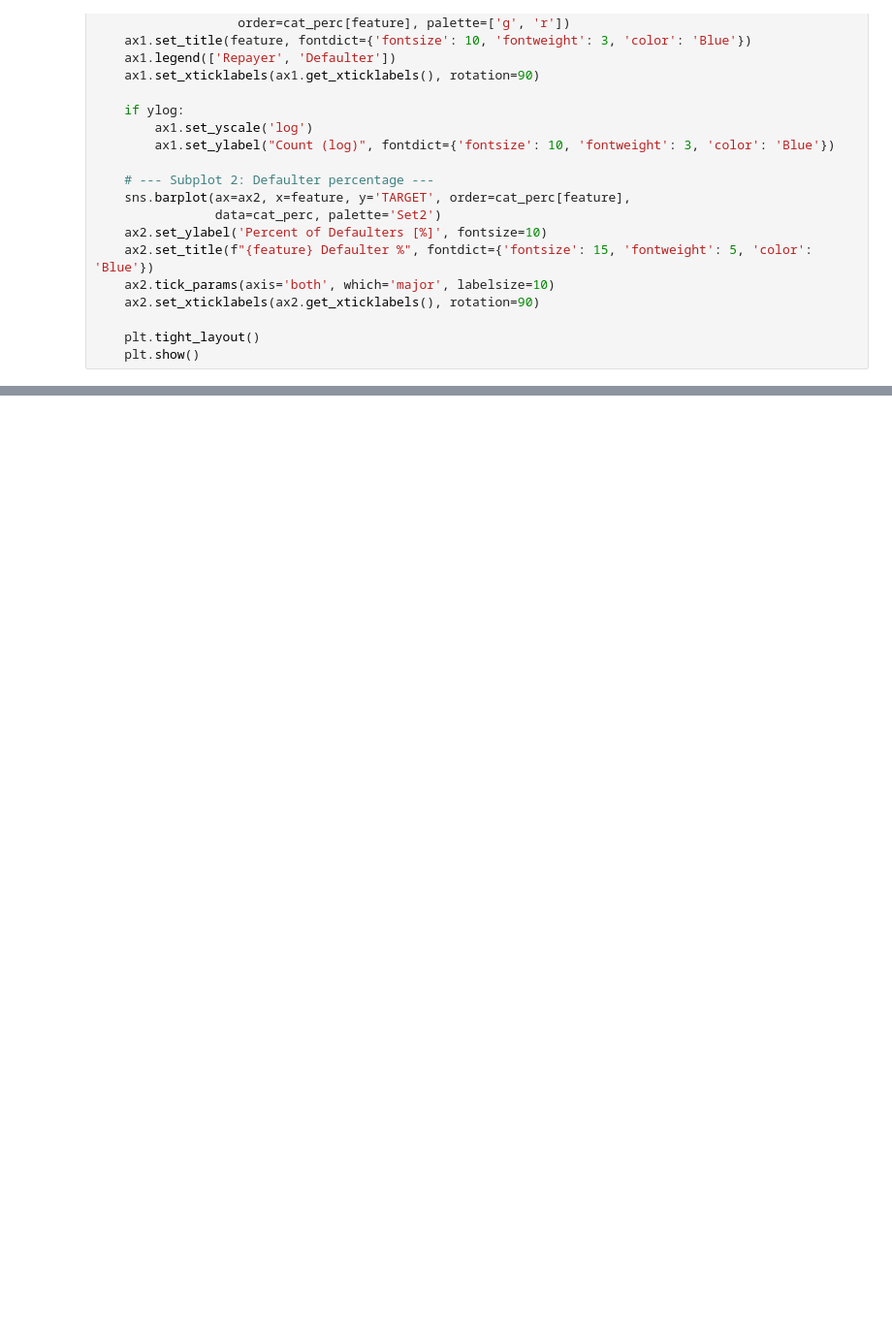
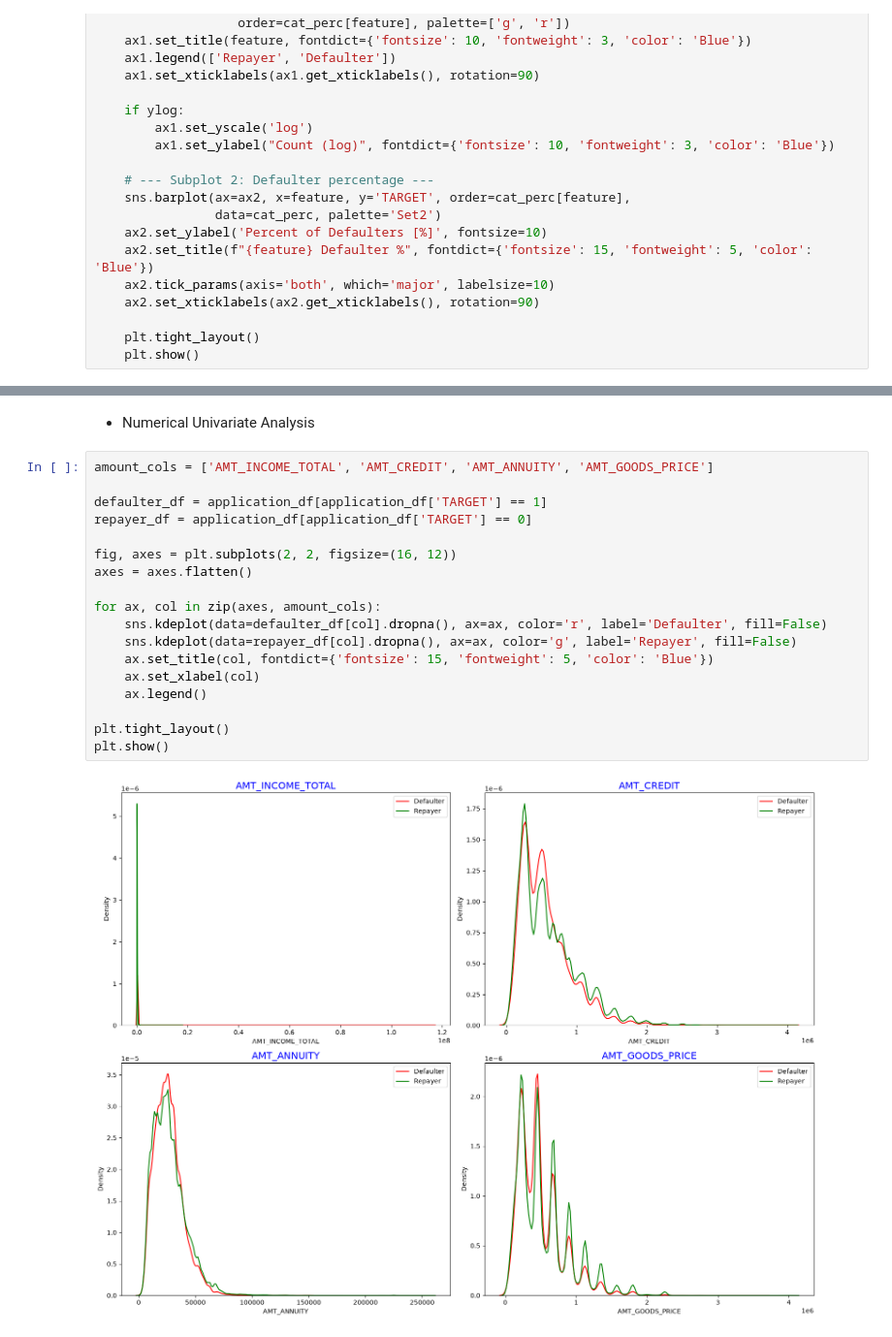
Before and after one commit to rakesh-kumar07/LogicMojo-AI-ML-June26-rakesh, a Jupyter notebook: EDA_Bank_Case_Study/Bank_loan_Assignment.ipynb, the cells around one changed output, grey strips where cells are left out. Shown at 97% size. Saved outputs shown, nothing was run; the diff lists cells and outputs as text; blank space fills up the shorter version.

```diff
--- a/EDA_Bank_Case_Study/Bank_loan_Assignment.ipynb
+++ b/EDA_Bank_Case_Study/Bank_loan_Assignment.ipynb
@@ -1481,0 +1593,22 @@ for col in categorical_vars_of_interest:
+# %% [markdown]
+- Numerical Univariate Analysis
+# %%
+amount_cols = ['AMT_INCOME_TOTAL', 'AMT_CREDIT', 'AMT_ANNUITY', 'AMT_GOODS_PRICE']
+
+defaulter_df = application_df[application_df['TARGET'] == 1]
+repayer_df = application_df[application_df['TARGET'] == 0]
+
+fig, axes = plt.subplots(2, 2, figsize=(16, 12))
+axes = axes.flatten()
+
+for ax, col in zip(axes, amount_cols):
+    sns.kdeplot(data=defaulter_df[col].dropna(), ax=ax, color='r', label='Defaulter', fill=False)
+    sns.kdeplot(data=repayer_df[col].dropna(), ax=ax, color='g', label='Repayer', fill=False)
+    ax.set_title(col, fontdict={'fontsize': 15, 'fontweight': 5, 'color': 'Blue'})
+    ax.set_xlabel(col)
+    ax.legend()
+
+plt.tight_layout()
+plt.show()
+# %% [output]
+[figure, added]
```
Also changed, not shown: parts of 28 cells of this notebook.
